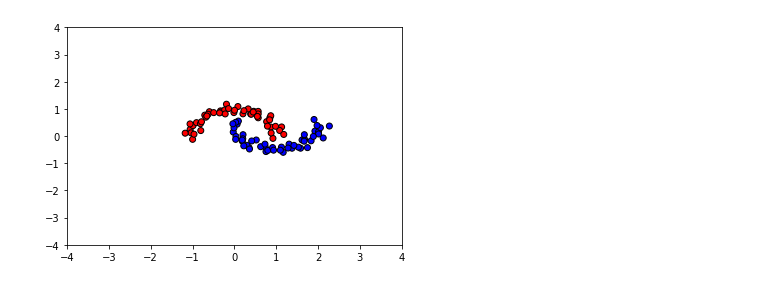
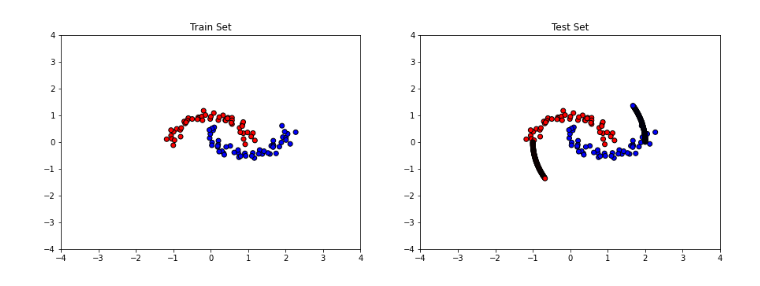
Before and after one commit to Feuermagier/VariationalBayesianDL, a Jupyter notebook: ToyClassification.ipynb, the cells around one changed output. Saved outputs shown, nothing was run; the diff lists cells and outputs as text; code cells hidden in the pictures.

Commit message:
Cleanup, BBB fixes, ECE, Reliability diagrams

```diff
--- a/ToyClassification.ipynb
+++ b/ToyClassification.ipynb
@@ -15,50 +15,88 @@ torch.manual_seed(42)
 batch_size = 2
 
 trainset = toy.TwoMoonsDataset(samples=100, noise=0.1, seed=42)
-#trainset = toy.TrigonometricToyDataset(sample_count=200, normalize=True)
 trainloader = torch.utils.data.DataLoader(trainset, batch_size, shuffle=True)
 
+testset = toy.TwoMoonsDataset(samples=100, noise=0.1, seed=42, extra_samples=100)
+
 device = torch.device("cpu")
 # %%
 import matplotlib.pyplot as plt
 from matplotlib.colors import ListedColormap
 
 eval_points = 100
 sample_cmap = ListedColormap(["red", "blue"])
 area_cmap = plt.cm.RdBu
 variance_cmap = plt.cm.viridis
 xlim = 4
 ylim = 4
 
-def plot_samples(ax):
-    data, labels = zip(*trainset)
+def plot_samples(ax, dataset):
+    data, labels = zip(*dataset)
     ax.scatter(*zip(*data), c=labels, cmap=sample_cmap, edgecolors="black")
 
-def plot(name, eval):
+def plot(name, eval, samples):
     with torch.no_grad():
-        fig, (value_ax, var_ax) = plt.subplots(1, 2, figsize=(15, 5))
+        fig, ((value_ax, var_ax), (rel_ax, _)) = plt.subplots(2, 2, figsize=(15, 10))
         fig.suptitle(name)
         value_ax.set_xlim(-xlim, xlim)
         value_ax.set_ylim(-ylim, ylim)
         var_ax.set_xlim(-xlim, xlim)
         var_ax.set_ylim(-ylim, ylim)
 
+        # Grid evaluation
         xs, ys = np.meshgrid(np.linspace(-xlim, xlim, eval_points), np.linspace(-ylim, ylim, eval_points))
         data = np.dstack((xs.reshape(eval_points * eval_points), ys.reshape(eval_points * eval_points)))[0]
-        results, variances = eval(torch.from_numpy(data).float())
-        results, variances = results.detach().numpy().reshape(eval_points, eval_points), variances.detach().numpy().reshape(eval_points, eval_points)
-        value_ax.contourf(xs, ys, results, 100, cmap=area_cmap)
-        var_ax.contourf(xs, ys, np.sqrt(variances), 100, cmap=variance_cmap, vmin=0, vmax=1.0)
+        results = torch.stack(eval(torch.from_numpy(data).float(), samples)).reshape((samples, eval_points, eval_points))
+        value_ax.contourf(xs, ys, results.mean(dim=0), 100, cmap=area_cmap)
+        var_ax.contourf(xs, ys, results.var(dim=0), 100, cmap=variance_cmap, vmin=0, vmax=1.0)
 
-        results = torch.round(eval(trainset.samples)[0])
-        corrects = (results == trainset.labels).sum()
-        print(f"Total accuracy {corrects / (len(trainloader) * batch_size)}")
+        # Training samples
+        results = torch.stack(eval(testset.samples, samples))
+        predictions = torch.round(torch.round(results).mean(dim=0))
+        confidences = (2 * torch.abs(results - 0.5)).mean(dim=0)
+        errors = predictions == testset.labels
+        value_ax.scatter(*zip(*testset.samples), facecolors=sample_cmap(predictions), edgecolors=sample_cmap(testset.labels))
 
-        value_ax.scatter(*zip(*trainset.samples), facecolors=sample_cmap(results), edgecolors=sample_cmap(trainset.labels))
+        # Reliability diagram
+        bin_count = 10
+        bins = [[] for _ in range(bin_count)]
+        for i, confidence in enumerate(confidences):
+            bins[torch.floor(confidence * bin_count).int()].append(i)
+        bin_accuracys = np.array([errors[bin].sum() / len(bin) if len(bin) > 0 else 0 for bin in bins])
+        mid = np.linspace(0, 1 - 1 / bin_count, bin_count)
+        bin_errors = np.abs(np.array(bin_accuracys) - mid)
+        bin_confidences = np.array([confidences[bin].sum() / len(bin) if len(bin) > 0 else 0 for bin in bins])
 
-fig = plt.axes()
-fig.set_xlim(-xlim, xlim)
-fig.set_ylim(-ylim, ylim)
-plot_samples(fig)
+        rel_ax.set_xlim(0, 1)
+        rel_ax.set_ylim(0, 1)
+        rel_ax.grid(color="tab:grey", linestyle=(0, (1, 5)), linewidth=1)
+        interval = np.arange(0, 1, 1 / bin_count)
+        rel_ax.bar(interval, bin_accuracys, 1 / bin_count, align="edge", color="b", edgecolor="k")
+        rel_ax.bar(interval, bin_errors, 1 / bin_count, bottom=np.minimum(bin_accuracys, mid), align="edge", color="mistyrose", alpha=0.5, edgecolor="r", hatch="/")
+        rel_ax.set_ylabel('Accuracy',fontsize=16)
+        rel_ax.set_xlabel('Confidence',fontsize=16)
+
+        ece = np.mean(np.abs(bin_accuracys - bin_confidences))
+        mce = np.max(np.abs(bin_accuracys - bin_confidences))
+
+        ident = [0.0, 1.0]
+        rel_ax.plot(ident,ident,linestyle='--',color="tab:grey")
+
+        text = f"{samples} weight sample(s)\n" \
+            + f"Accuracy (majority vote): {errors.sum() / (len(testset.samples))} \n" \
+            + f"ECE: {ece} \n" \
+            + f"MCE: {mce}"
+        fig.text(0.5, 0.01, text, ha="center", va="top", fontsize=12)
+
+fig, (train_fig, test_fig) = plt.subplots(1, 2, figsize=(15, 5))
+train_fig.set_title("Train Set")
+train_fig.set_xlim(-xlim, xlim)
+train_fig.set_ylim(-ylim, ylim)
+test_fig.set_title("Test Set")
+test_fig.set_xlim(-xlim, xlim)
+test_fig.set_ylim(-ylim, ylim)
+plot_samples(train_fig, trainset)
+plot_samples(test_fig, testset)
 # %% [output]
-[figure, old version]
+[figure, new version]
```
Also changed, not shown: parts of 7 cells of this notebook, 14 other files.
